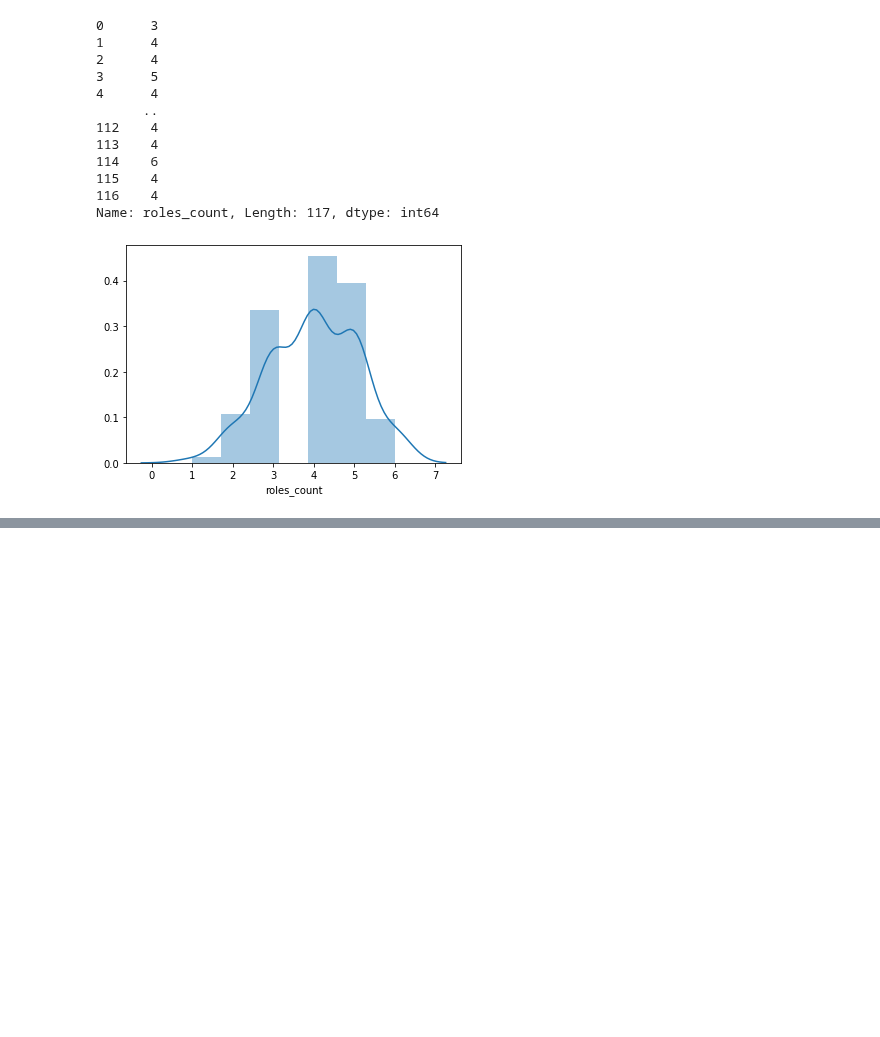
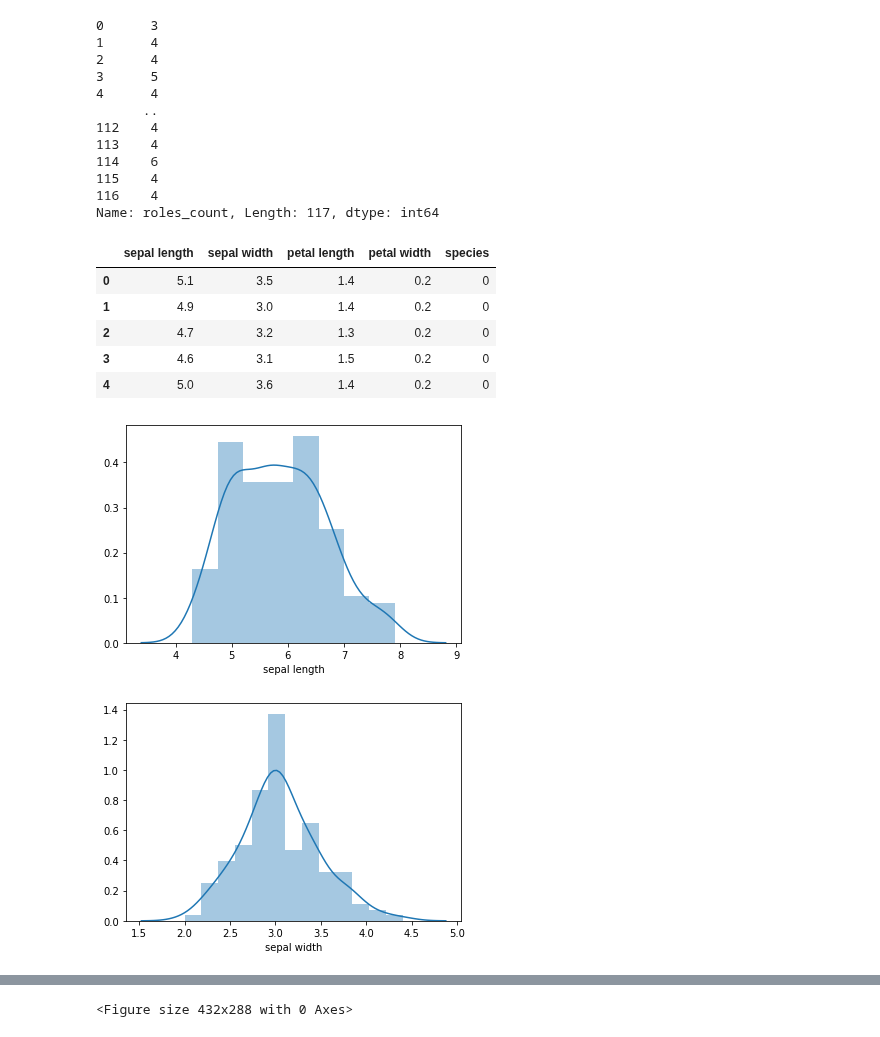
Before and after one commit to unrealwork/ml-intro, a Jupyter notebook: visualisation.ipynb, the cells around one changed output, grey strips where cells are left out. Drawn from its saved outputs; the diff is of its cells as text; code cells hidden in the pictures; blank space fills up the shorter version.

```diff
--- a/visualisation.ipynb
+++ b/visualisation.ipynb
@@ -43,10 +43,10 @@ import seaborn as sns
 #
 # # sns.heatmap(hm_ds, cmap='viridis')
 #
-# dota_ds = pd.read_csv('https://stepik.org/media/attachments/course/4852/dota_hero_stats.csv')
-#
-# dota_ds['roles_count'] = dota_ds.roles.str.count(',') +1
-# display(dota_ds.head())
+dota_ds = pd.read_csv('https://stepik.org/media/attachments/course/4852/dota_hero_stats.csv')
+
+dota_ds['roles_count'] = dota_ds.roles.str.count(',') +1
+display(dota_ds.head())
 
 
 
@@ -55,5 +55,23 @@ import seaborn as sns
 s = dota_ds.roles_count
 display(s)
 
-ax = sns.distplot(s)
+#ax = sns.distplot(s)
+
+fl_ds = pd.read_csv('https://stepik.org/media/attachments/course/4852/iris.csv', index_col=0)
+
+
+
+
+display(fl_ds.head())
+
+tips = fl_ds.columns
+
+
+i = 0
+for c in fl_ds:
+    fig = plt.figure()
+    if c != 'species':
+        sns.distplot(fl_ds[c], label=c)
+        i+=1
+    fig.show()
 # %% [output]
@@ -60,13 +84,20 @@ ax = sns.distplot(s)
 0      3
 1      4
 2      4
 3      5
 4      4
       ..
 112    4
 113    4
 114    6
 115    4
 116    4
 Name: roles_count, Length: 117, dtype: int64
+|  | sepal length | sepal width | petal length | petal width | species |
+| 0 | 5.1 | 3.5 | 1.4 | 0.2 | 0 |
+| 1 | 4.9 | 3.0 | 1.4 | 0.2 | 0 |
+| 2 | 4.7 | 3.2 | 1.3 | 0.2 | 0 |
+| 3 | 4.6 | 3.1 | 1.5 | 0.2 | 0 |
+| 4 | 5.0 | 3.6 | 1.4 | 0.2 | 0 |
-[figure, old version]
+[figure, new version]
+[figure, added]
@@ -72,0 +106 @@ Name: roles_count, Length: 117, dtype: int64
+<Figure size 432x288 with 0 Axes>
```
Also changed, not shown: parts of 1 cell of this notebook.
